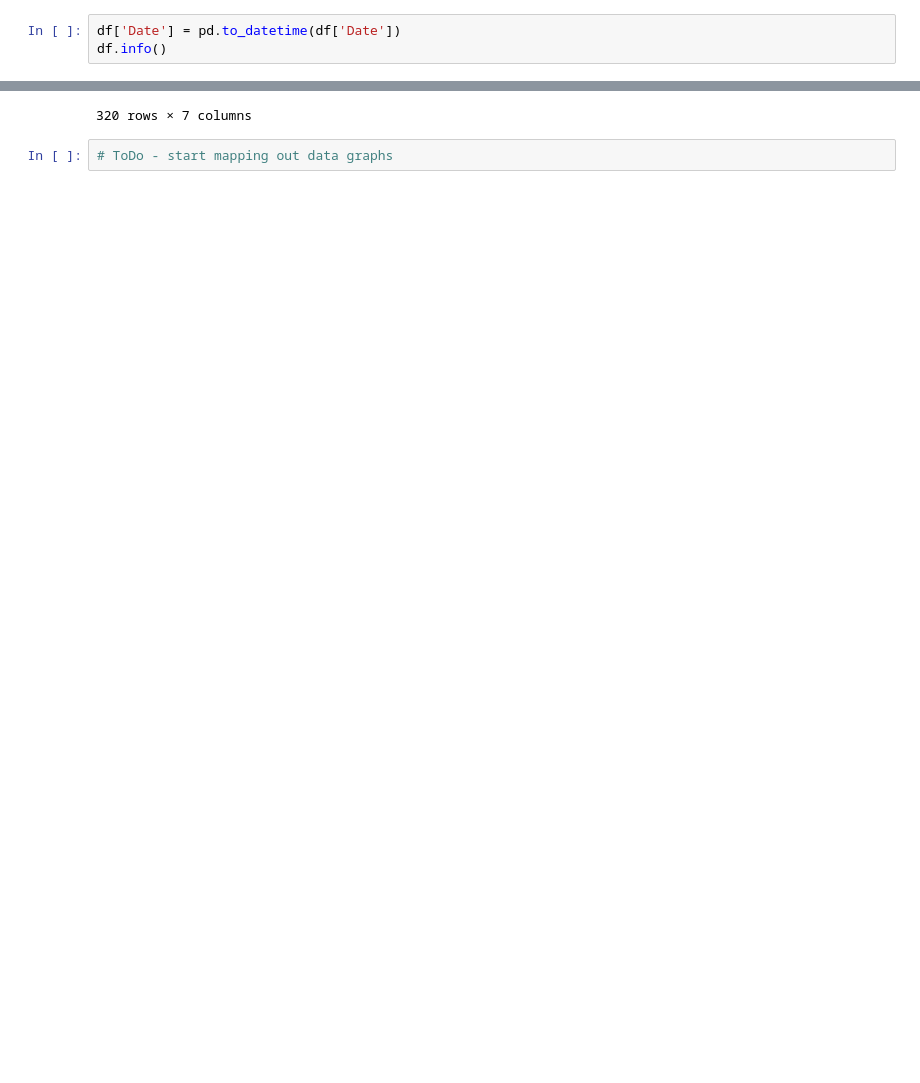
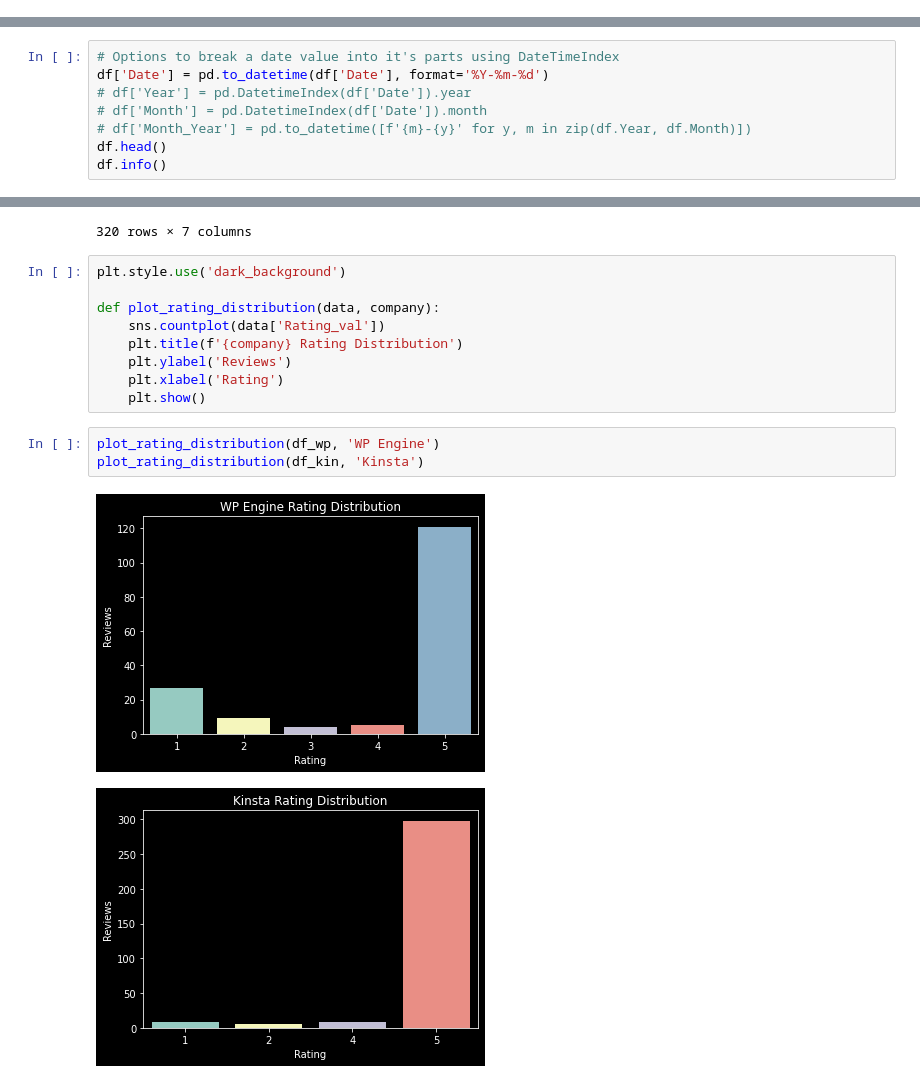
Before and after one commit to MOB83/12-days-web-scraper, a Jupyter notebook: notebooks/reviews/reviews.ipynb, the cells around one changed output, grey strips where cells are left out. Cells and saved outputs as stored; diff of their text form; blank space fills up the shorter version.

```diff
--- a/notebooks/reviews/reviews.ipynb
+++ b/notebooks/reviews/reviews.ipynb
@@ -72,6 +75,3 @@ adds review content.
 df['Rating_val'] = df['Rating'].str[0].astype(int)
 df['Rating_val']
 df.drop(columns=['Rating'], inplace=True)
-# %%
-df['Date'] = pd.to_datetime(df['Date'])
-df.info()
@@ -92,0 +78,8 @@ memory usage: 26.7+ KB
+# %%
+# Options to break a date value into it's parts using DateTimeIndex
+df['Date'] = pd.to_datetime(df['Date'], format='%Y-%m-%d')
+# df['Year'] = pd.DatetimeIndex(df['Date']).year
+# df['Month'] = pd.DatetimeIndex(df['Date']).month
+# df['Month_Year'] = pd.to_datetime([f'{m}-{y}' for y, m in zip(df.Year, df.Month)])
+df.head()
+df.info()
@@ -141,5 +149,18 @@ df_kin
 | 484 | kinsta.com | I am so happy I made the switch | I am so happy I made the switch. ... | Jeff Yas | United States | 2018-09-06 12:16:46+00:00 | 4 |
 | 485 | kinsta.com | Kinsta have been a pleasure. | Kinsta have been a pleasure to de... | Gareth Lockton | United Kingdom | 2018-08-30 14:57:31+00:00 | 5 |
 320 rows × 7 columns
-# %%
-# ToDo - start mapping out data graphs
+# %%
+plt.style.use('dark_background')
+
+def plot_rating_distribution(data, company):
+	sns.countplot(data['Rating_val'])
+	plt.title(f'{company} Rating Distribution')
+	plt.ylabel('Reviews')
+	plt.xlabel('Rating')
+	plt.show()
+# %%
+plot_rating_distribution(df_wp, 'WP Engine')
+plot_rating_distribution(df_kin, 'Kinsta')
+# %% [output]
+[figure, added]
+[figure, added]
```
Also changed, not shown: parts of 4 cells of this notebook.
